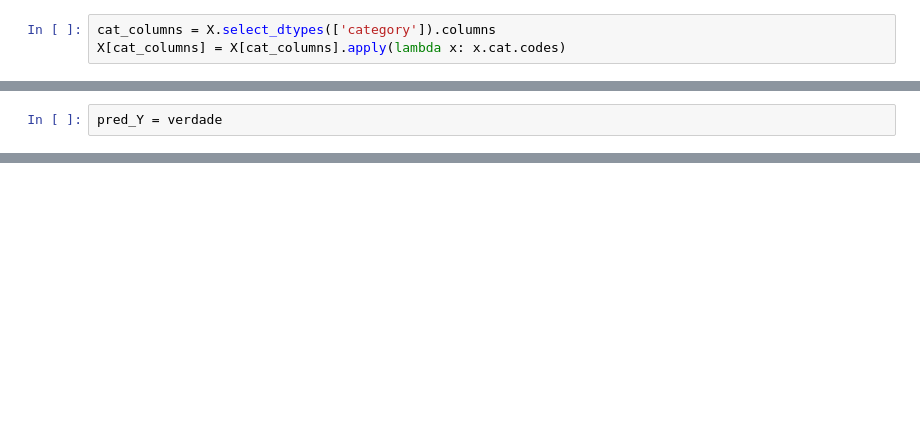
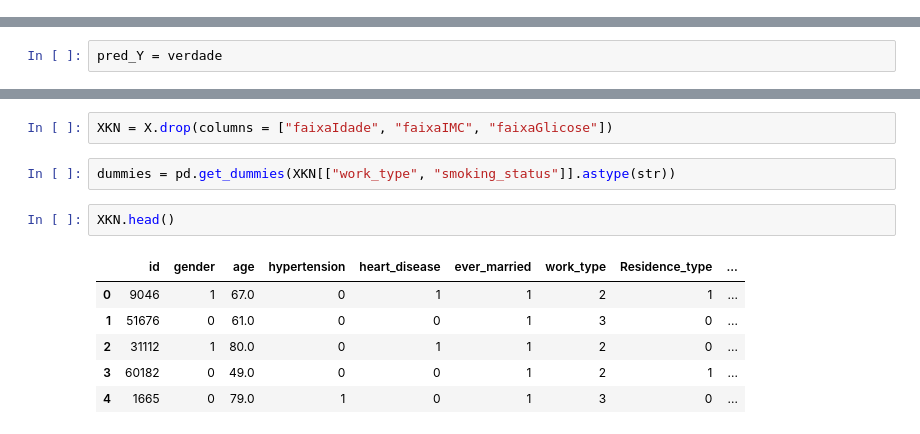
Before and after one commit to mariamaOlive/estatistica-residencia, a Jupyter notebook: projetoEstatisticaDescritiva.ipynb, the cells around one changed output, grey strips where cells are left out. Cells and saved outputs as stored; diff of their text form; blank space fills up the shorter version.

```diff
--- a/projetoEstatisticaDescritiva.ipynb
+++ b/projetoEstatisticaDescritiva.ipynb
@@ -128,5 +264,2 @@ y = dados['stroke']
 # %% [markdown]
 Codificando as variáveis
-# %%
-cat_columns = X.select_dtypes(['category']).columns
-X[cat_columns] = X[cat_columns].apply(lambda x: x.cat.codes)
@@ -301,0 +450,13 @@ f1_score(y_test, pred_Y, average=None)
+# %%
+XKN = X.drop(columns = ["faixaIdade", "faixaIMC", "faixaGlicose"])
+# %%
+dummies = pd.get_dummies(XKN[["work_type", "smoking_status"]].astype(str))
+# %%
+XKN.head()
+# %% [output]
+|  | id | gender | age | hypertension | heart_disease | ever_married | work_type | Residence_type | ... |
+| 0 | 9046 | 1 | 67.0 | 0 | 1 | 1 | 2 | 1 | ... |
+| 1 | 51676 | 0 | 61.0 | 0 | 0 | 1 | 3 | 0 | ... |
+| 2 | 31112 | 1 | 80.0 | 0 | 1 | 1 | 2 | 0 | ... |
+| 3 | 60182 | 0 | 49.0 | 0 | 0 | 1 | 2 | 1 | ... |
+| 4 | 1665 | 0 | 79.0 | 1 | 0 | 1 | 3 | 0 | ... |
```
Also changed, not shown: parts of 39 cells of this notebook.
